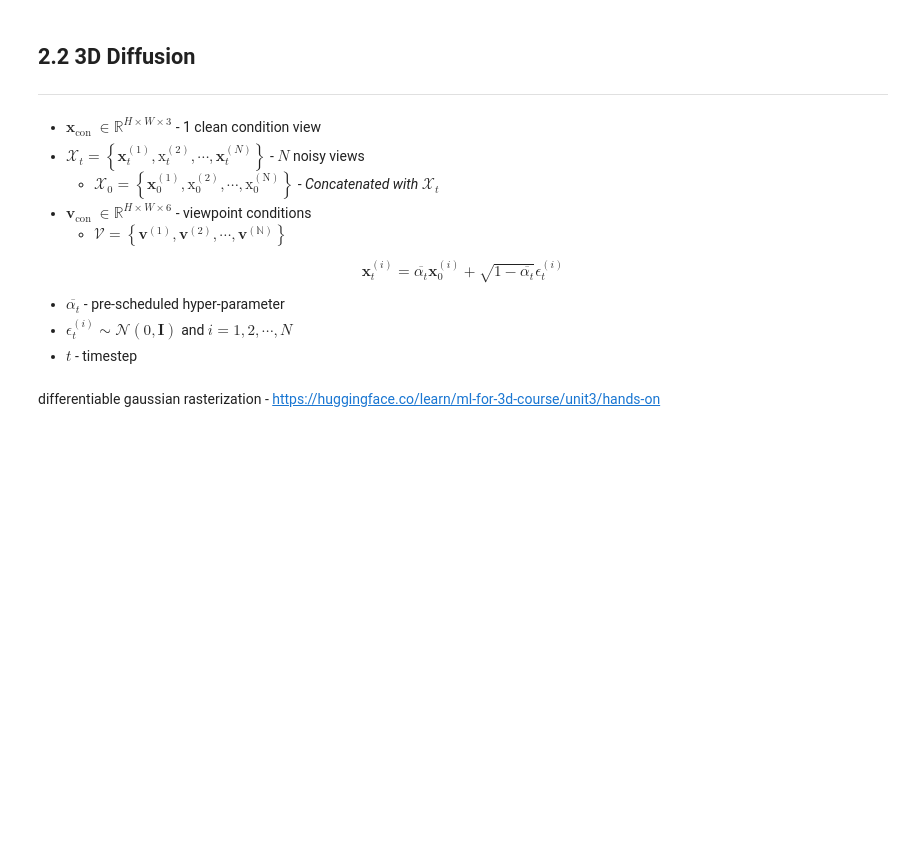
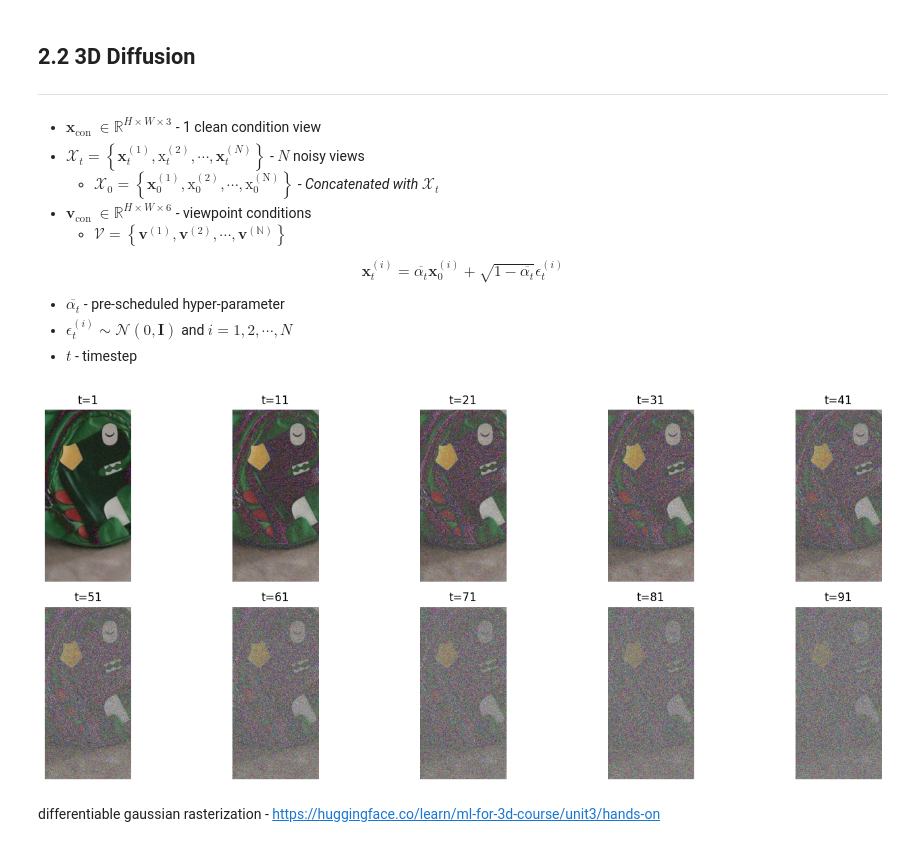
Before and after one commit to pleasure97/3D-AI-ML-Code-Implementation, a Jupyter notebook: 2025/DiffusionGS/DiffusionGS.ipynb, the cells around one changed output. Saved outputs shown, nothing was run; the diff lists cells and outputs as text; code cells hidden in the pictures; blank space fills up the shorter version.

Commit message:
0308 (1) DiffusionGS - Make Noisy Views by Using DDIMScheduler of Diffusers

```diff
--- a/2025/DiffusionGS/DiffusionGS.ipynb
+++ b/2025/DiffusionGS/DiffusionGS.ipynb
@@ -714,3 +716,44 @@ def timestep_embedding(timesteps, dim, max_period=10_000, repeat_only=False):
+# %%
+from diffusers import DiffusionPipeline, DDIMScheduler
+import torch
+from PIL import Image
+import torchvision.transforms as transforms
+import matplotlib.pyplot as plt
+
+pipe = DiffusionPipeline.from_pretrained("ptx0/pseudo-journey-v2", torch_dtype=torch.float16)
+Scheduler = DDIMScheduler.from_config(
+    pipe.scheduler.config, rescale_betas_zero_snr=True, timestep_spacing="trailing")
+# %%
+image_path = "/content/mvi_40/cropped_010.jpg"
+image = Image.open(image_path).convert("RGB")
+transform = transforms.Compose([transforms.ToTensor()])
+original_sample = transform(image).unsqueeze(0).to("cuda", dtype=torch.float16)
+noise = torch.randn_like(original_sample, dtype=torch.float16, device="cuda")
+timesteps = torch.arange(1, 101, 10, dtype=torch.int64, device="cuda")
+
+noisy_sample = Scheduler.add_noise(original_sample, noise, timesteps)
+# %%
+def show_images(images, titles, cols=5):
+    rows = (len(images) + cols - 1) // cols
+    fig, axes = plt.subplots(rows, cols, figsize=(cols * 3, rows * 3))
+    for ax, img, title in zip(axes.flat, images, titles):
+        ax.imshow(transforms.ToPILImage()(img.squeeze(0).cpu().float()))
+        ax.set_title(title)
+        ax.axis("off")
+    plt.tight_layout()
+    plt.show()
+# %%
+noisy_samples = []
+titles = []
+
+for timestep in timesteps:
+    noisy_sample = Scheduler.add_noise(original_sample, noise, timestep.unsqueeze(0))
+    noisy_samples.append(noisy_sample)
+    titles.append(f"t={timestep.item()}")
+
+show_images(noisy_samples, titles)
+# %% [output]
+[figure, added]
 # %% [markdown]
 differentiable gaussian rasterization - https://huggingface.co/learn/ml-for-3d-course/unit3/hands-on
 # %% [markdown]
```
Also changed, not shown: parts of 3 cells of this notebook.
